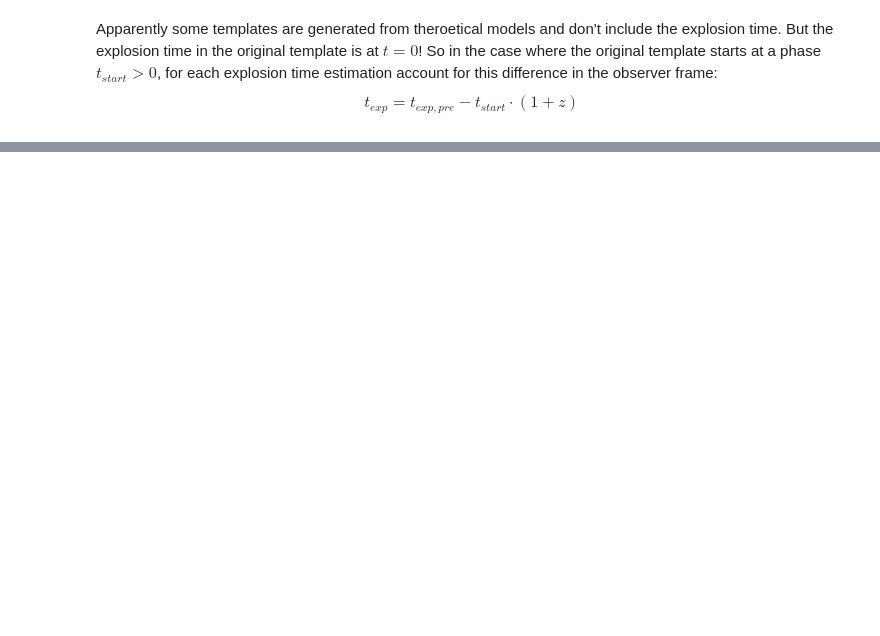
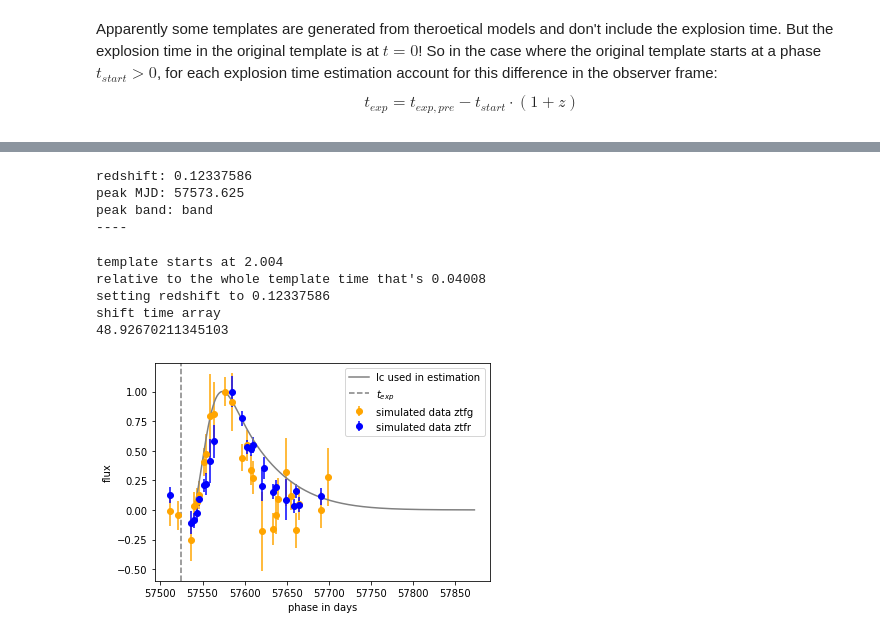
Before and after one commit to JannisNe/ztf_SN-LCs-explosion_time_estimation, a Jupyter notebook: demo/explosion_time_from_times_series/explosion_time_from_peak_mjd.ipynb, the cells around one changed output, grey strips where cells are left out. Saved outputs shown, nothing was run; the diff lists cells and outputs as text; code cells hidden in the pictures; blank space fills up the shorter version.

```diff
--- a/demo/explosion_time_from_times_series/explosion_time_from_peak_mjd.ipynb
+++ b/demo/explosion_time_from_times_series/explosion_time_from_peak_mjd.ipynb
@@ -247,0 +411,77 @@ plt.close()
+# %%
+generated_with = 'mosfit'
+thisDH = rappidDH.get_dhandler(generated_with)
+with open(thisDH.get_data('sncosmo'), 'rb') as f:
+    data = pickle.load(f, encoding='latin1')
+
+ind = 835
+
+band = None
+lc = data['lcs'][ind]
+plot_lc = lc if not band else lc[lc['band'] == band]
+peak_mjd = data['meta']['t_peak'][ind]
+this_redshift = data['meta']['z'][ind]
+peak_band = lc['band'][lc['time'] == peak_mjd]
+
+print('redshift: ' + str(this_redshift))
+print('peak MJD: ' + str(peak_mjd))
+print('peak band: ' + str(peak_band))
+# %% [output]
+redshift: 0.12337586
+peak MJD: 57573.625
+peak band: band
+----
+# %%
+source = sncosmo_source(thisDH.get_spectral_time_evolution_file(ind))
+
+
+model = sncosmo.Model(source=source)
+model.set(t0=texp_true, z=this_redshift, amplitude=1e-12)
+
+wavelength = [model.minwave(), model.maxwave()]
+transmission = [1, 1]
+complete_band = sncosmo.Bandpass(wavelength, transmission, name='complete band')
+
+time = np.linspace(model.mintime(), model.maxtime(), 5000)
+flux = model.bandflux(complete_band if not band else band, time)
+flux = flux/max(flux)
+
+# shift time so the peak is at peak time
+time = time - time[np.argmax(flux)] + peak_mjd
+
+texp_from_template, t, f = get_explosion_time(thisDH.get_spectral_time_evolution_file(ind),
+                                                            band=band,
+                                                            peak_mjd=peak_mjd,
+                                                            redshift=this_redshift,
+                                                            full_output=True)
+
+print(peak_mjd - texp_from_template)
+
+fig, ax = plt.subplots()
+
+ax.plot(t, f, bandcolors(band), label='lc used in estimation')
+
+for plot_band in np.unique(plot_lc['band']):
+    band_lc = plot_lc[plot_lc['band'] == plot_band]
+    ax.errorbar(band_lc['time'], band_lc['flux']/max(band_lc['flux']),
+                yerr=band_lc['fluxerr']/max(band_lc['flux']),
+                color=bandcolors(plot_band), ls='', marker='o', label='simulated data ' + plot_band)
+
+ax.axvline(texp_from_template, ls='--', color=bandcolors(band), label=r'$t_{exp}$')
+
+
+ax.set_xlabel('phase in days')
+ax.set_ylabel('flux')
+if band:
+    ax.set_title("flux in " + band)
+ax.legend()
+
+plt.show()
+plt.close()
+# %% [output]
+template starts at 2.004
+relative to the whole template time that's 0.04008
+setting redshift to 0.12337586
+shift time array
+48.92670211345103
+[figure, added]
```
Also changed, not shown: parts of 14 cells of this notebook, 2 other files.
